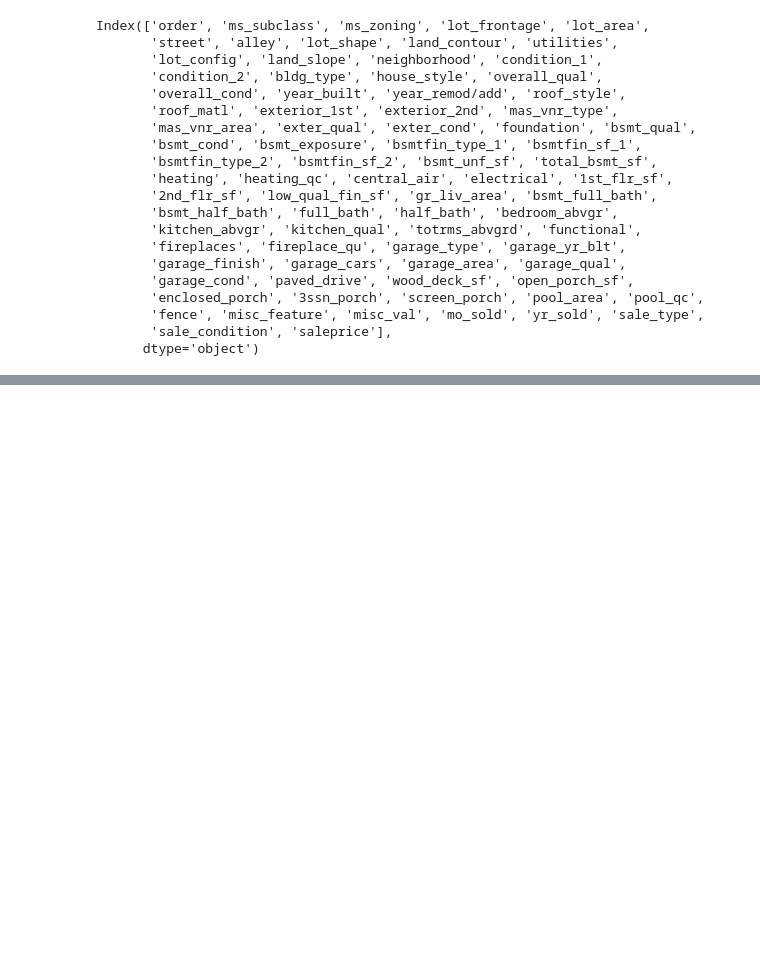
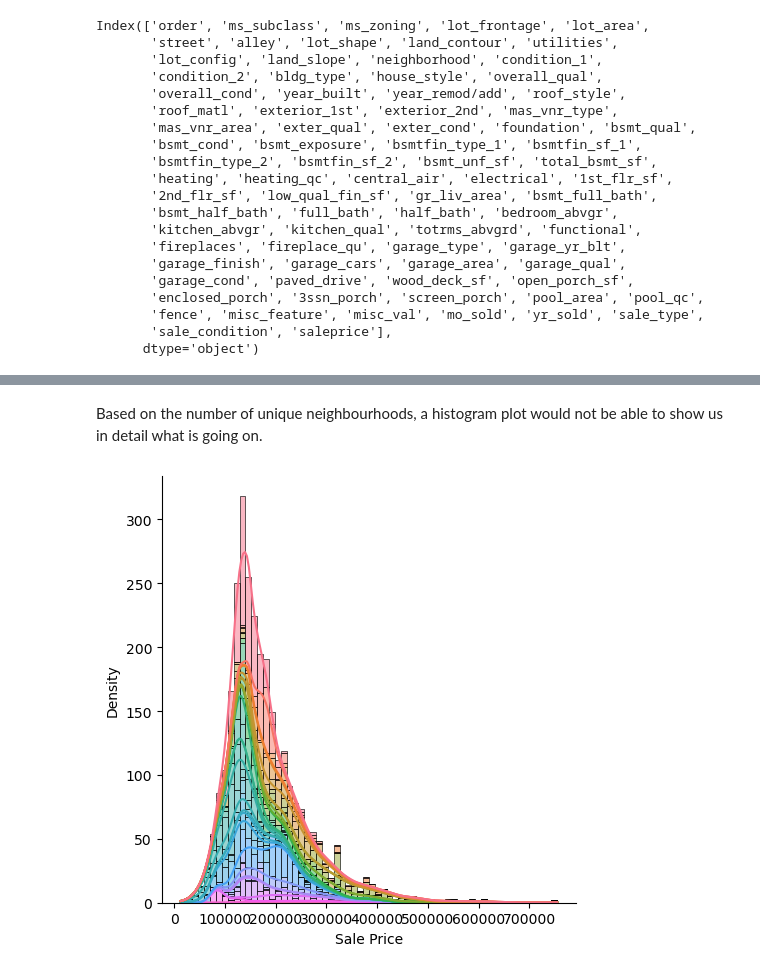
Before and after one commit to jckowalczyk/housing_data_analysis, a Jupyter notebook: scripts/ames_analysis.ipynb, the cells around one changed output, grey strips where cells are left out. Cells and saved outputs as stored; diff of their text form; code cells hidden in the pictures; blank space fills up the shorter version.

```diff
--- a/scripts/ames_analysis.ipynb
+++ b/scripts/ames_analysis.ipynb
@@ -135,0 +237,18 @@ Another thing we might want to address here is how to deal with NA variables.
+# %% [markdown]
+Based on the number of unique neighbourhoods, a histogram plot would not be able to show us in detail what is going on.
+# %%
+#TODO: Format Graph
+
+sale_price_counts_neighbourhood = sns.displot(x = cleaned_ames_data["saleprice"],
+                                hue= cleaned_ames_data["neighborhood"],
+                                multiple = "stack",
+                                kde = True,
+                                legend=False)
+
+
+sale_price_counts_neighbourhood.set(xlabel='Sale Price',
+                        ylabel='Density');
+
+sale_price_counts;
+# %% [output]
+[figure, added]
```
Also changed, not shown: parts of 44 cells of this notebook.
